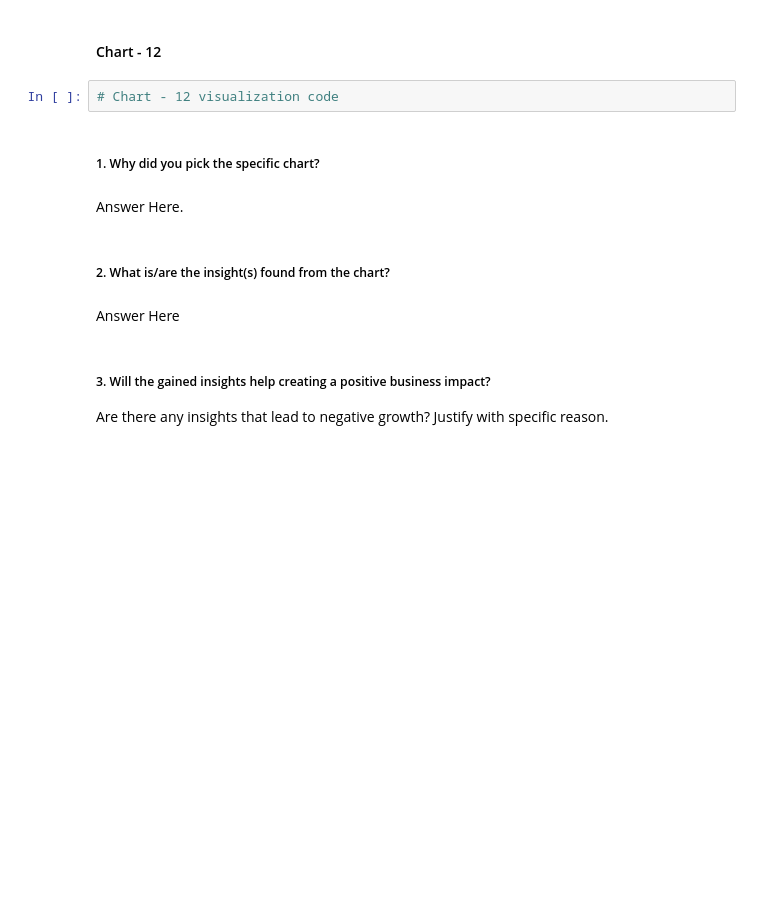
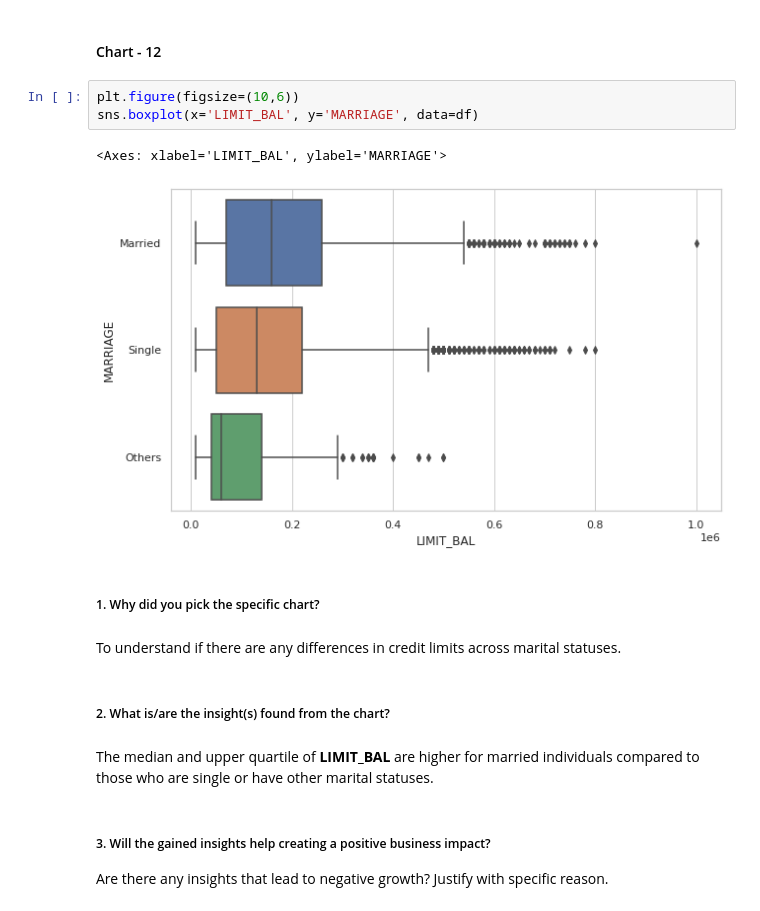
Before and after one commit to ayush9304/CreditCardDefaultPrediction, a Jupyter notebook: Credit_Card_Default_Prediction.ipynb, the cells around one changed output. Cells and saved outputs as stored; diff of their text form; blank space fills up the shorter version.

```diff
--- a/Credit_Card_Default_Prediction.ipynb
+++ b/Credit_Card_Default_Prediction.ipynb
@@ -724,16 +731,20 @@ Are there any insights that lead to negative growth? Justify with specific reaso
 Answer Here
 # %% [markdown]
 #### Chart - 12
-# %%
-# Chart - 12 visualization code
+# %%
+plt.figure(figsize=(10,6))
+sns.boxplot(x='LIMIT_BAL', y='MARRIAGE', data=df)
+# %% [output]
+<Axes: xlabel='LIMIT_BAL', ylabel='MARRIAGE'>
+[figure, added]
 # %% [markdown]
 ##### 1. Why did you pick the specific chart?
-# %% [markdown]
-Answer Here.
+# %% [markdown]
+To understand if there are any differences in credit limits across marital statuses.
 # %% [markdown]
 ##### 2. What is/are the insight(s) found from the chart?
-# %% [markdown]
-Answer Here
+# %% [markdown]
+The median and upper quartile of **LIMIT_BAL** are higher for married individuals compared to those who are single or have other marital statuses.
 # %% [markdown]
 ##### 3. Will the gained insights help creating a positive business impact?
 Are there any insights that lead to negative growth? Justify with specific reason.
```
Also changed, not shown: parts of 39 cells of this notebook.
